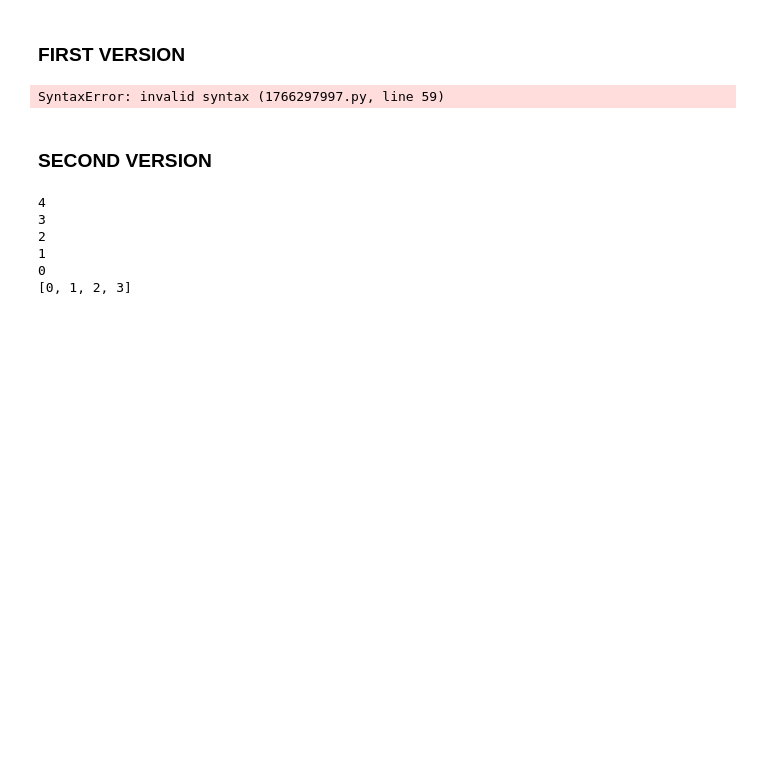
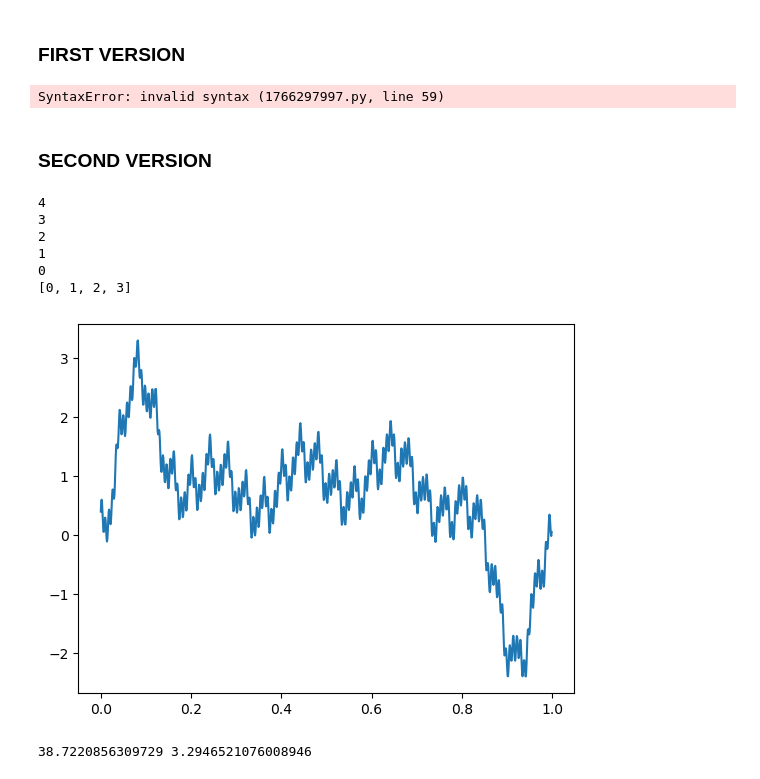
Before and after one commit to gconcheri/Student-Research-Job, a Jupyter notebook: TCI_newmethod.ipynb, the cells around one changed output. Saved outputs shown, nothing was run; the diff lists cells and outputs as text; code cells hidden in the pictures; blank space fills up the shorter version.

```diff
--- a/TCI_newmethod.ipynb
+++ b/TCI_newmethod.ipynb
@@ -332,12 +332,20 @@ print(B)
 # %%
 # Example: create a function to interpolate
 test_func = lambda x: 0.4 * np.sin(10 * np.pi * x)\
                     + 0.1 * np.cos(99 * np.pi * x)\
-                    + 4 * x * (1 - x)
+                    + 0.3 * np.cos(50 * np.pi * x)\
+                    + 0.2 * np.sin(250 * np.pi * x)\
+                    + 4 * x * (1 - x)\
+                    + 5e7 * x**3 * (1-x)**3 * (0.5-x)**3 * (0.25-x)**3 * (0.75-x)**3
 
 # exact function values
 xs = np.linspace(0, 1, 2**10, endpoint=False)
 func_vals = test_func(xs)
+
+plt.plot(xs, func_vals)
+plt.show()
+# %% [output]
+[figure, added]
 # %%
 # MPS from tensor cross interpolation
 #func = lambda *args: func_vals.reshape((2,)*10)[*args]
@@ -346,6 +354,10 @@ func = function(lambda *x: func_vals.reshape((2,) * 10)[*x])
 As, _, eval, err_2, err_max = tensor_cross_interpolation(func,         # function to be interpolated
                                    func_vals,
                                    L=10,          # number of MPS tensors
-                                   eps_or_chi=10, # bond dimension
+                                   eps_or_chi=20, # bond dimension
                                    iters=4)       # number of back-and-forth sweeps
+
+print(np.linalg.norm(func_vals), np.max(np.abs(func_vals)))
+# %% [output]
+38.7220856309729 3.2946521076008946
 # %%
```
Also changed, not shown: parts of 2 cells of this notebook.
